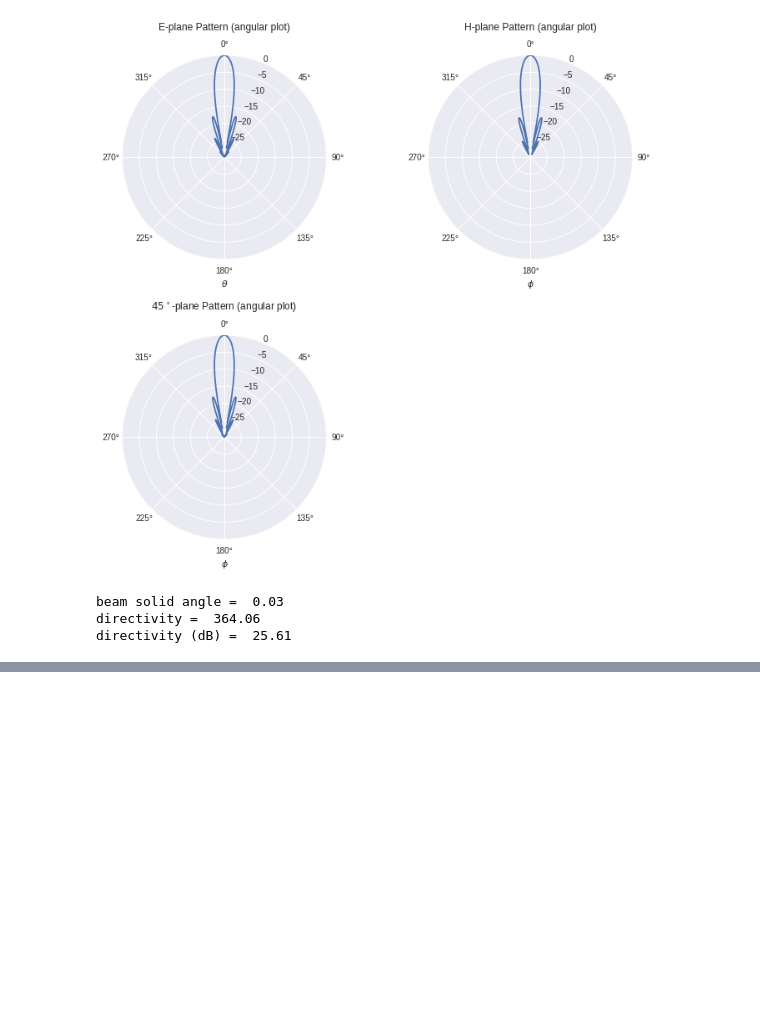
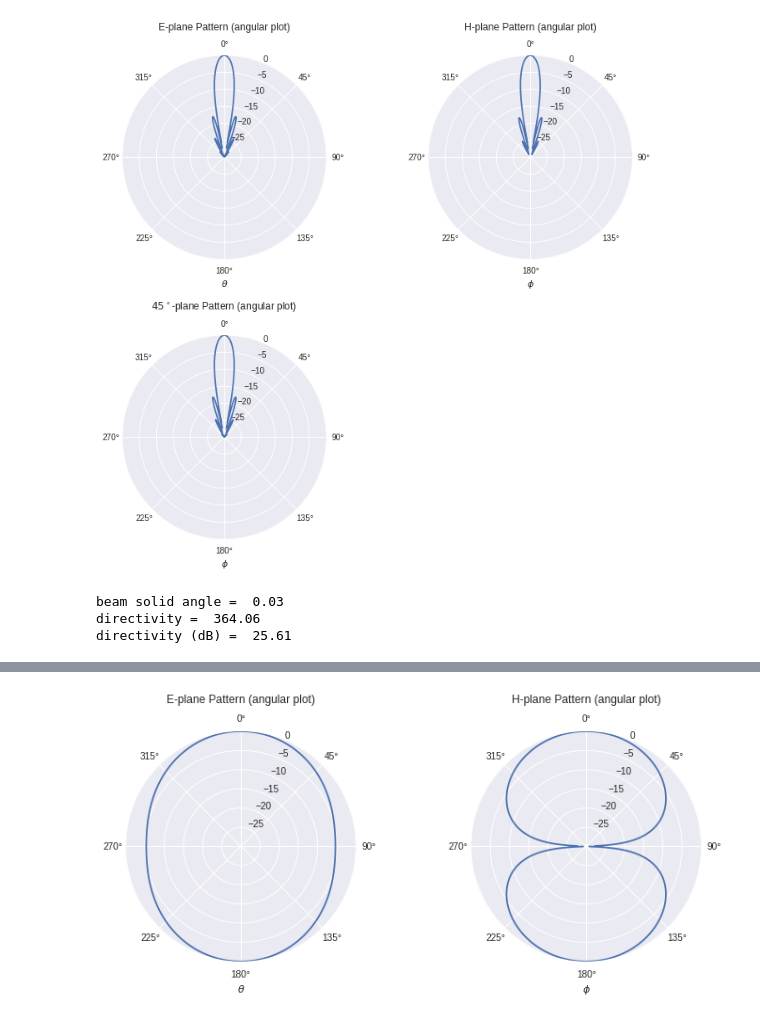
Before and after one commit to Zhaoxin-Hu/ECE222A, a Jupyter notebook: Homework_5.ipynb, the cells around one changed output, grey strips where cells are left out. Drawn from its saved outputs; the diff is of its cells as text; code cells hidden in the pictures; blank space fills up the shorter version.

```diff
--- a/Homework_5.ipynb
+++ b/Homework_5.ipynb
@@ -710,0 +812,38 @@ directivity (dB) =  25.61
+# %%
+num_pts_theta = 500
+theta = np.linspace(-np.pi, np.pi, num_pts_theta)
+scale = 'dB'
+
+plt.figure(figsize = (10,10))
+ax = plt.subplot(221, projection='polar')
+ax.set_theta_offset(np.pi/2)
+ax.set_theta_direction(-1)
+P_norm = P_n(theta, 0)
+P_norm[np.isnan(P_norm)] = 1
+if scale == 'lin':
+    ax.plot(theta, (P_norm))
+else:
+    ax.plot(theta, 10*np.log10(P_norm))
+    ax.set_rmax(0)
+    ax.set_rmin(-30)
+ax.set_title(r'E-plane Pattern (angular plot)', y=1.1)
+ax.set_xlabel(r'$\theta$')
+
+ax = plt.subplot(222, projection='polar')
+ax.set_theta_offset(np.pi/2)
+ax.set_theta_direction(-1)
+P_norm = P_n(theta, np.pi/2)
+P_norm[np.isnan(P_norm)] = 1
+if scale == 'lin':
+    ax.plot(theta, (P_norm))
+else:
+    ax.plot(theta, 10*np.log10(P_norm))
+    ax.set_rmax(0)
+    ax.set_rmin(-30)
+ax.set_title(r'H-plane Pattern (angular plot)', y=1.1)
+ax.set_xlabel(r'$\phi$')
+
+plt.subplots_adjust(top=0.92, bottom=0.08, left=0.10, right=0.95, hspace=0.25,
+                    wspace=0.5)
+# %% [output]
+[figure, added]
```
Also changed, not shown: parts of 4 cells of this notebook.
